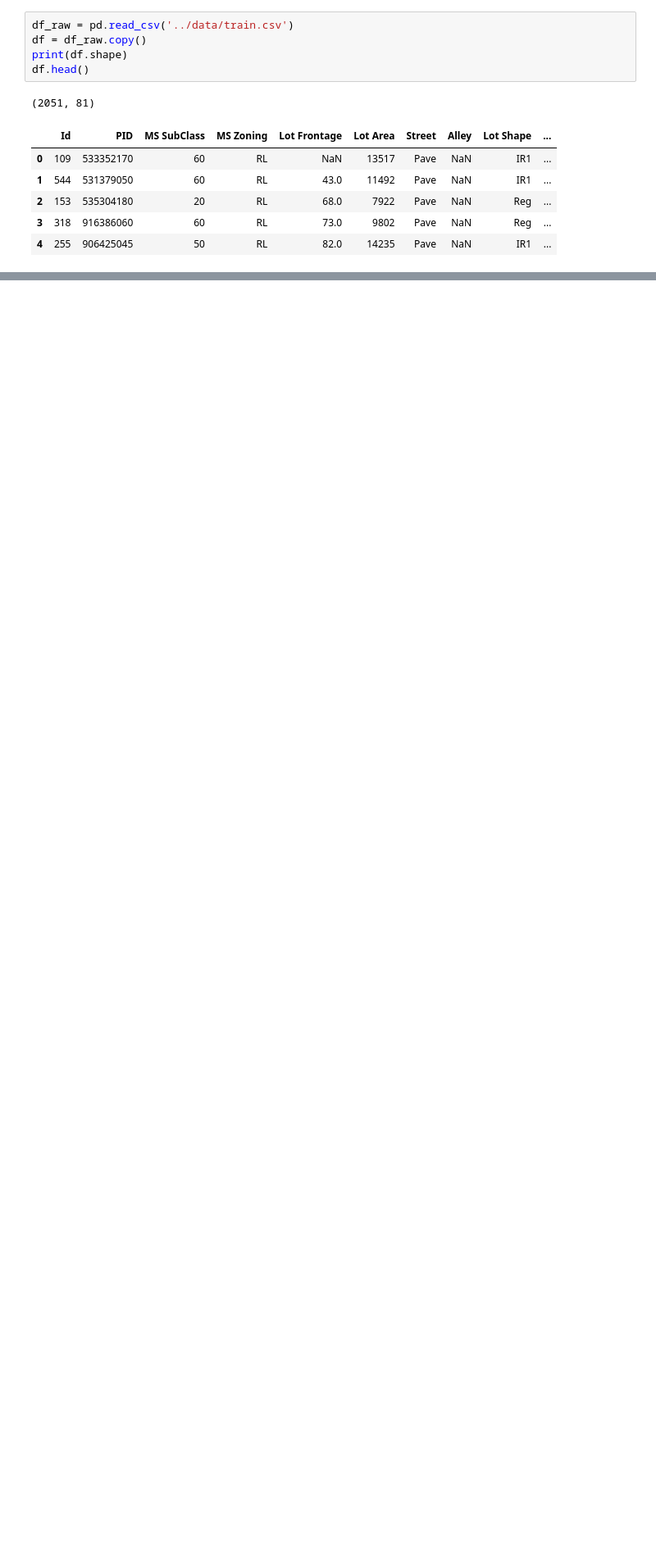
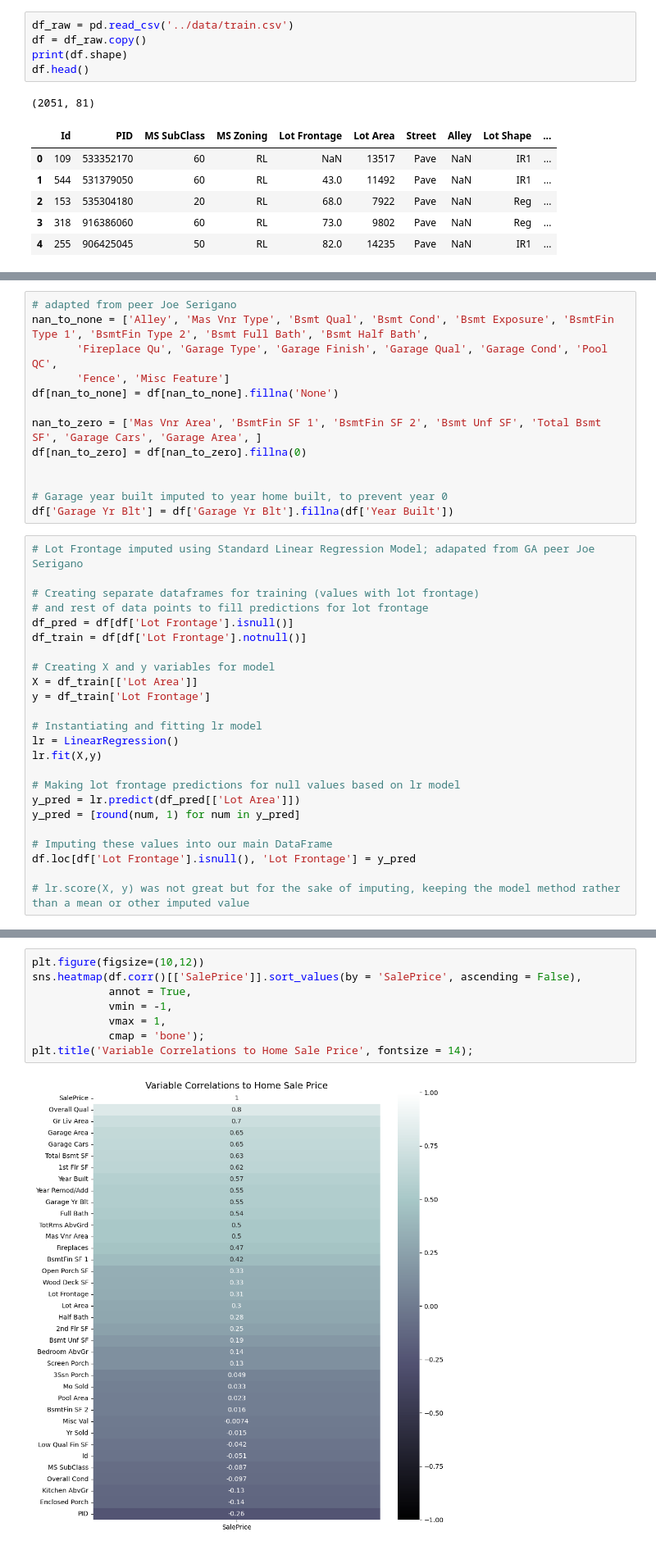
Before and after one commit to ajmachado42/Home-Pricing-Model, a Jupyter notebook: code/01_cleaning_eda.ipynb, the cells around one changed output, grey strips where cells are left out. Shown at 82% size. Cells and saved outputs as stored; diff of their text form; blank space fills up the shorter version.

```diff
--- a/code/01_cleaning_eda.ipynb
+++ b/code/01_cleaning_eda.ipynb
@@ -28,0 +87,37 @@ df.head()
+# %%
+# adapted from peer Joe Serigano
+nan_to_none = ['Alley', 'Mas Vnr Type', 'Bsmt Qual', 'Bsmt Cond', 'Bsmt Exposure', 'BsmtFin Type 1', 'BsmtFin Type 2', 'Bsmt Full Bath', 'Bsmt Half Bath',
+       'Fireplace Qu', 'Garage Type', 'Garage Finish', 'Garage Qual', 'Garage Cond', 'Pool QC',
+       'Fence', 'Misc Feature']
+df[nan_to_none] = df[nan_to_none].fillna('None')
+
+nan_to_zero = ['Mas Vnr Area', 'BsmtFin SF 1', 'BsmtFin SF 2', 'Bsmt Unf SF', 'Total Bsmt SF', 'Garage Cars', 'Garage Area', ]
+df[nan_to_zero] = df[nan_to_zero].fillna(0)
+
+
+# Garage year built imputed to year home built, to prevent year 0
+df['Garage Yr Blt'] = df['Garage Yr Blt'].fillna(df['Year Built'])
+# %%
+# Lot Frontage imputed using Standard Linear Regression Model; adapated from GA peer Joe Serigano
+
+# Creating separate dataframes for training (values with lot frontage)
+# and rest of data points to fill predictions for lot frontage
+df_pred = df[df['Lot Frontage'].isnull()]
+df_train = df[df['Lot Frontage'].notnull()]
+
+# Creating X and y variables for model
+X = df_train[['Lot Area']]
+y = df_train['Lot Frontage']
+
+# Instantiating and fitting lr model
+lr = LinearRegression()
+lr.fit(X,y)
+
+# Making lot frontage predictions for null values based on lr model
+y_pred = lr.predict(df_pred[['Lot Area']])
+y_pred = [round(num, 1) for num in y_pred]
+
+# Imputing these values into our main DataFrame
+df.loc[df['Lot Frontage'].isnull(), 'Lot Frontage'] = y_pred
+
+# lr.score(X, y) was not great but for the sake of imputing, keeping the model method rather than a mean or other imputed value
@@ -28,0 +130,10 @@ df.head()
+# %%
+plt.figure(figsize=(10,12))
+sns.heatmap(df.corr()[['SalePrice']].sort_values(by = 'SalePrice', ascending = False),
+            annot = True,
+            vmin = -1,
+            vmax = 1,
+            cmap = 'bone');
+plt.title('Variable Correlations to Home Sale Price', fontsize = 14);
+# %% [output]
+[figure, added]
```
Also changed, not shown: parts of 15 cells of this notebook, 2 other files.
